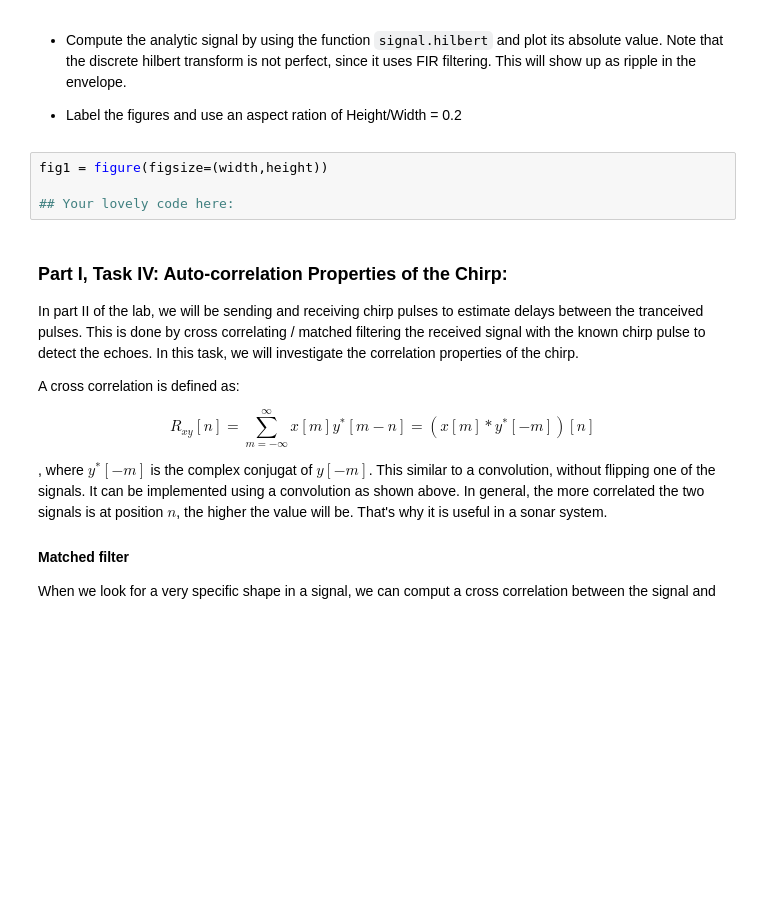
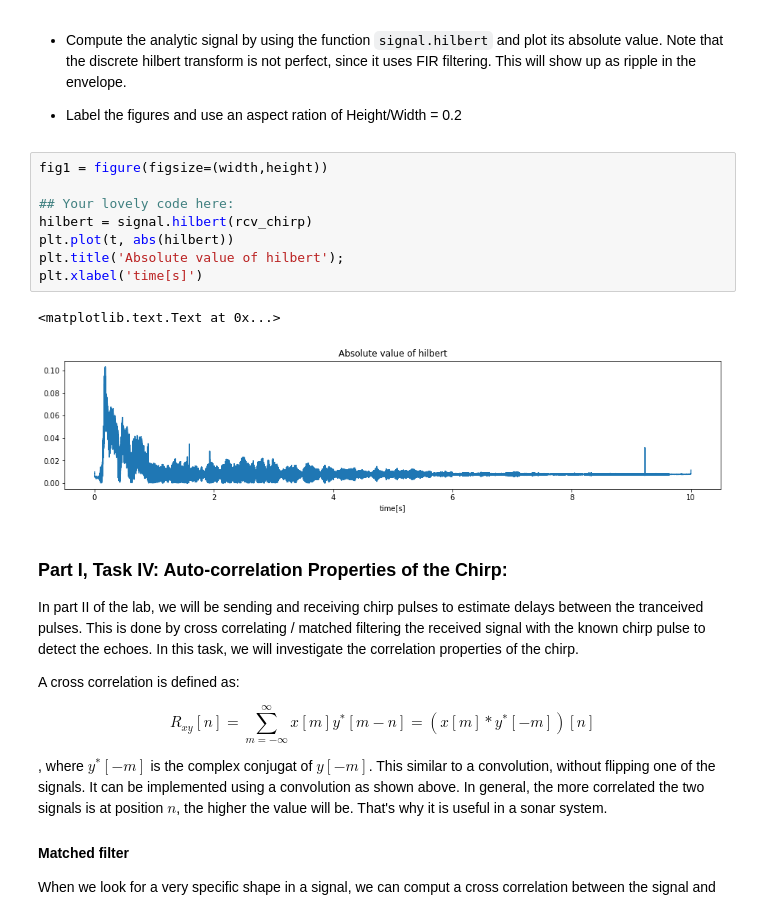
Before and after one commit to lm-t/ee123-labs, a Jupyter notebook: lab1/lab1-TimeDomain-Sonar.ipynb, the cells around one changed output. Cells and saved outputs as stored; diff of their text form; blank space fills up the shorter version.

```diff
--- a/lab1/lab1-TimeDomain-Sonar.ipynb
+++ b/lab1/lab1-TimeDomain-Sonar.ipynb
@@ -382,7 +387,14 @@ The envelope can be detected by taking the magnitude.
 # %%
 fig1 = figure(figsize=(width,height))
 
 ## Your lovely code here:
+hilbert = signal.hilbert(rcv_chirp)
+plt.plot(t, abs(hilbert))
+plt.title('Absolute value of hilbert');
+plt.xlabel('time[s]')
+# %% [output]
+<matplotlib.text.Text at 0x...>
+[figure, added]
 # %% [markdown]
 ### Part I, Task IV: Auto-correlation Properties of the Chirp:
 
```
Also changed, not shown: parts of 12 cells of this notebook.
